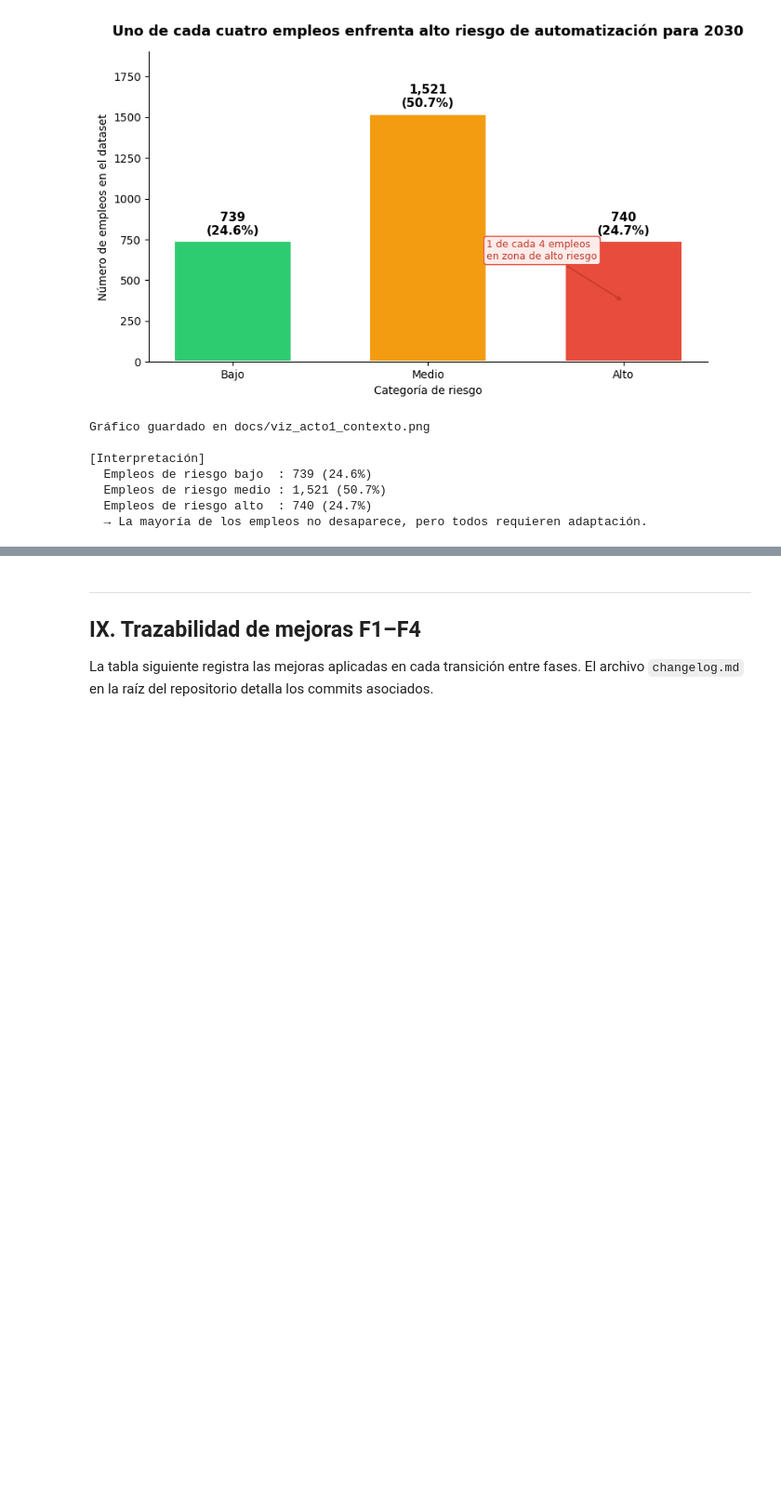
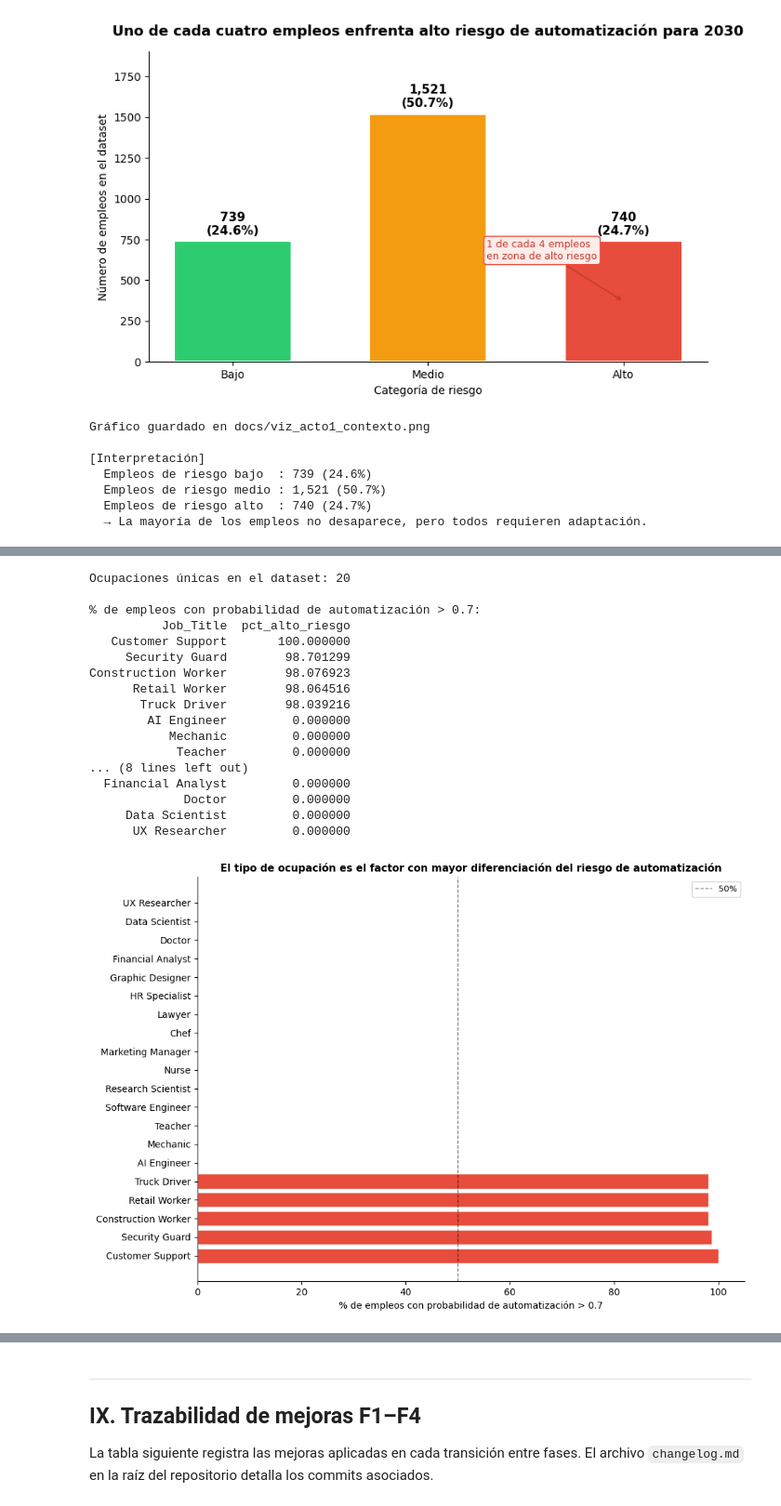
Before and after one commit to robertomoncada-blip/ciencia_datos, a Jupyter notebook: notebooks/F4_Definicion.ipynb, the cells around one changed output, grey strips where cells are left out. Shown at 93% size. Cells and saved outputs as stored; diff of their text form; code cells hidden in the pictures; blank space fills up the shorter version.

```diff
--- a/notebooks/F4_Definicion.ipynb
+++ b/notebooks/F4_Definicion.ipynb
@@ -869,3 +897,50 @@ Gráfico guardado en docs/viz_acto3_resolucion.png
+# %%
+# Porcentaje de empleos con Automation_Probability_2030 > 0.7 por Job_Title
+umbral_riesgo = 0.7
+riesgo_ocup = (
+    ds_viz.groupby('Job_Title')
+    .apply(lambda g: (g['Automation_Probability_2030'] > umbral_riesgo).mean() * 100)
+    .rename('pct_alto_riesgo')
+    .reset_index()
+    .sort_values('pct_alto_riesgo', ascending=False)
+)
+print(f"Ocupaciones únicas en el dataset: {riesgo_ocup.shape[0]}")
+print(f"\n% de empleos con probabilidad de automatización > {umbral_riesgo}:")
+print(riesgo_ocup.to_string(index=False))
+
+# Gráfico de barras horizontal
+fig, ax = plt.subplots(figsize=(10, 7))
+colores_barra = ['#e74c3c' if v >= 50 else '#f39c12' if v > 0 else '#2ecc71'
+                 for v in riesgo_ocup['pct_alto_riesgo']]
+ax.barh(riesgo_ocup['Job_Title'], riesgo_ocup['pct_alto_riesgo'],
+        color=colores_barra, edgecolor='white')
+ax.axvline(50, color='black', linestyle='--', linewidth=1, alpha=0.5, label='50%')
+ax.set_xlabel('% de empleos con probabilidad de automatización > 0.7')
+ax.set_title('El tipo de ocupación es el factor con mayor diferenciación del riesgo de automatización',
+             fontsize=11, fontweight='bold')
+ax.legend(fontsize=9)
+ax.spines[['top', 'right']].set_visible(False)
+plt.tight_layout()
+plt.show()
+# %% [output]
+Ocupaciones únicas en el dataset: 20
+
+% de empleos con probabilidad de automatización > 0.7:
+          Job_Title  pct_alto_riesgo
+   Customer Support       100.000000
+     Security Guard        98.701299
+Construction Worker        98.076923
+      Retail Worker        98.064516
+       Truck Driver        98.039216
+        AI Engineer         0.000000
+           Mechanic         0.000000
+            Teacher         0.000000
+... (8 lines left out)
+  Financial Analyst         0.000000
+             Doctor         0.000000
+     Data Scientist         0.000000
+      UX Researcher         0.000000
+[figure, added]
 # %% [markdown]
 ---
 
```
Also changed, not shown: parts of 20 cells of this notebook, 4 other files.
